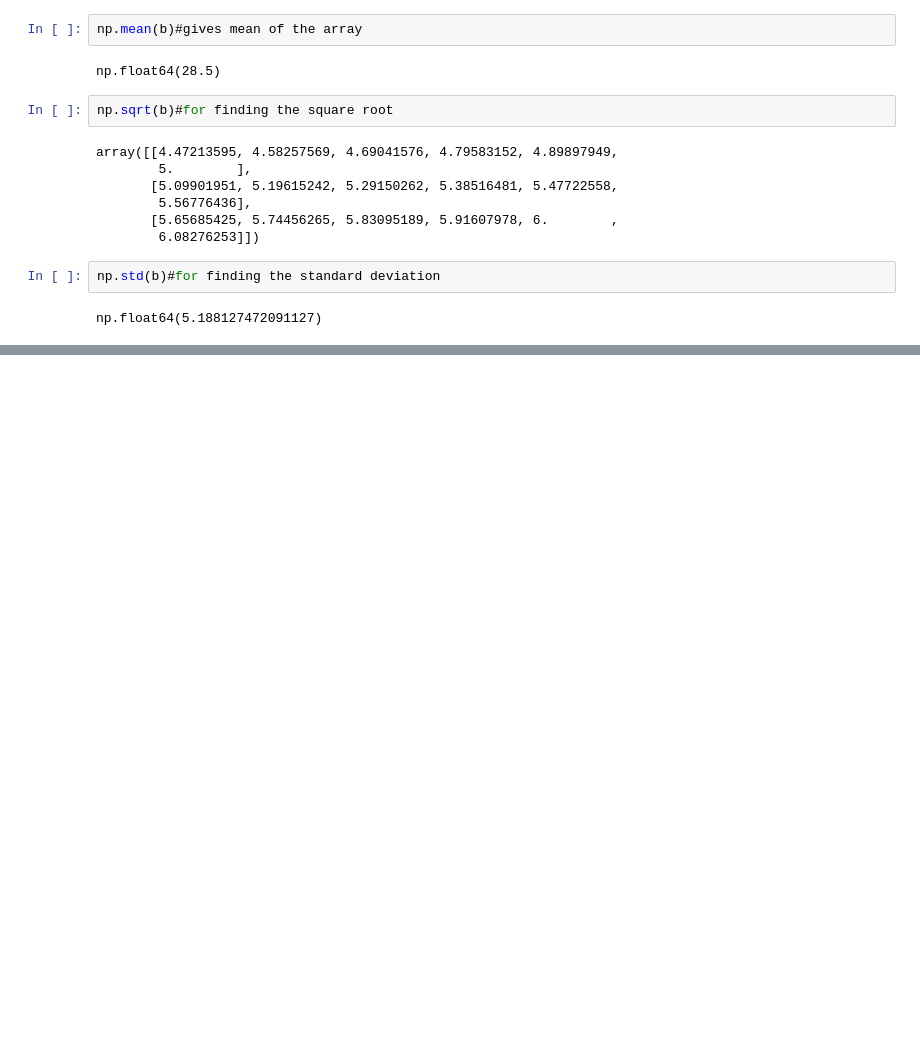
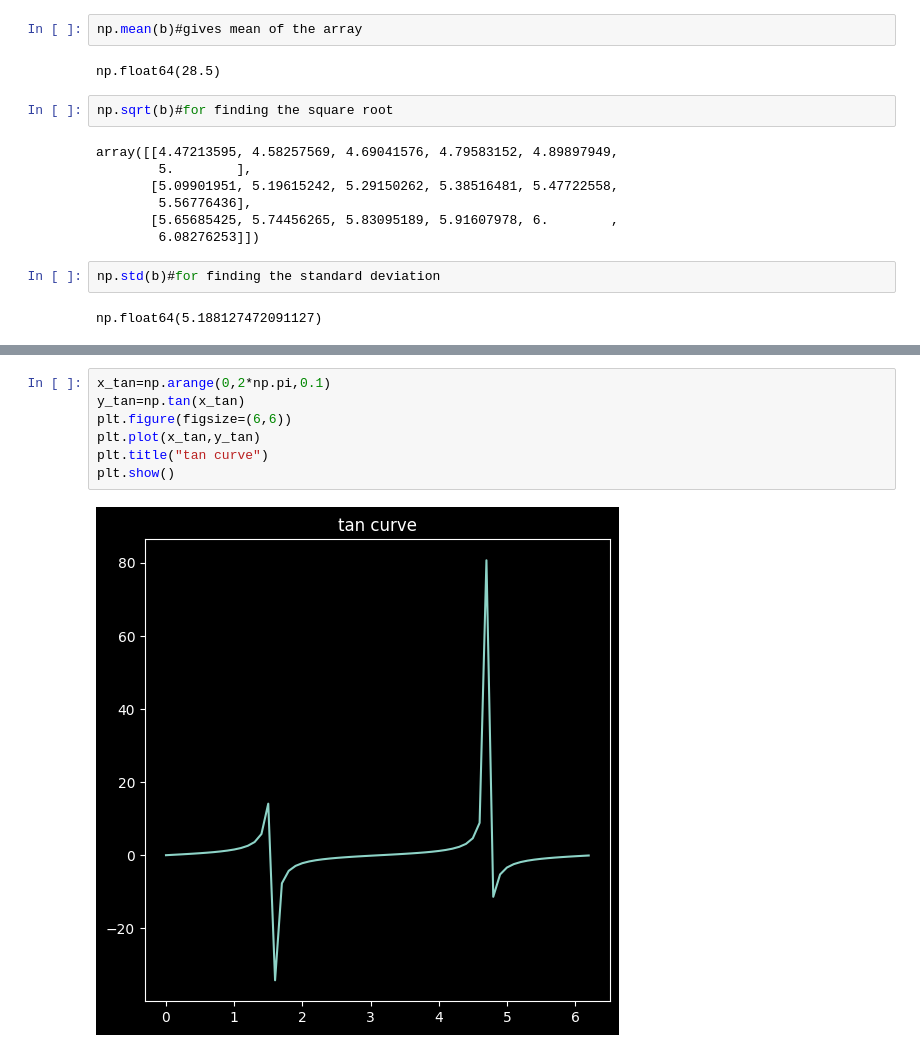
Before and after one commit to krishnaprasadlenka/python-, a Jupyter notebook: numpy_tutorials.ipynb, the cells around one changed output, grey strips where cells are left out. Drawn from its saved outputs; the diff is of its cells as text; blank space fills up the shorter version.

```diff
--- a/numpy_tutorials.ipynb
+++ b/numpy_tutorials.ipynb
@@ -372,0 +446,9 @@ np.float64(5.188127472091127)
+# %%
+x_tan=np.arange(0,2*np.pi,0.1)
+y_tan=np.tan(x_tan)
+plt.figure(figsize=(6,6))
+plt.plot(x_tan,y_tan)
+plt.title("tan curve")
+plt.show()
+# %% [output]
+[figure, added]
```
Also changed, not shown: parts of 32 cells of this notebook.
